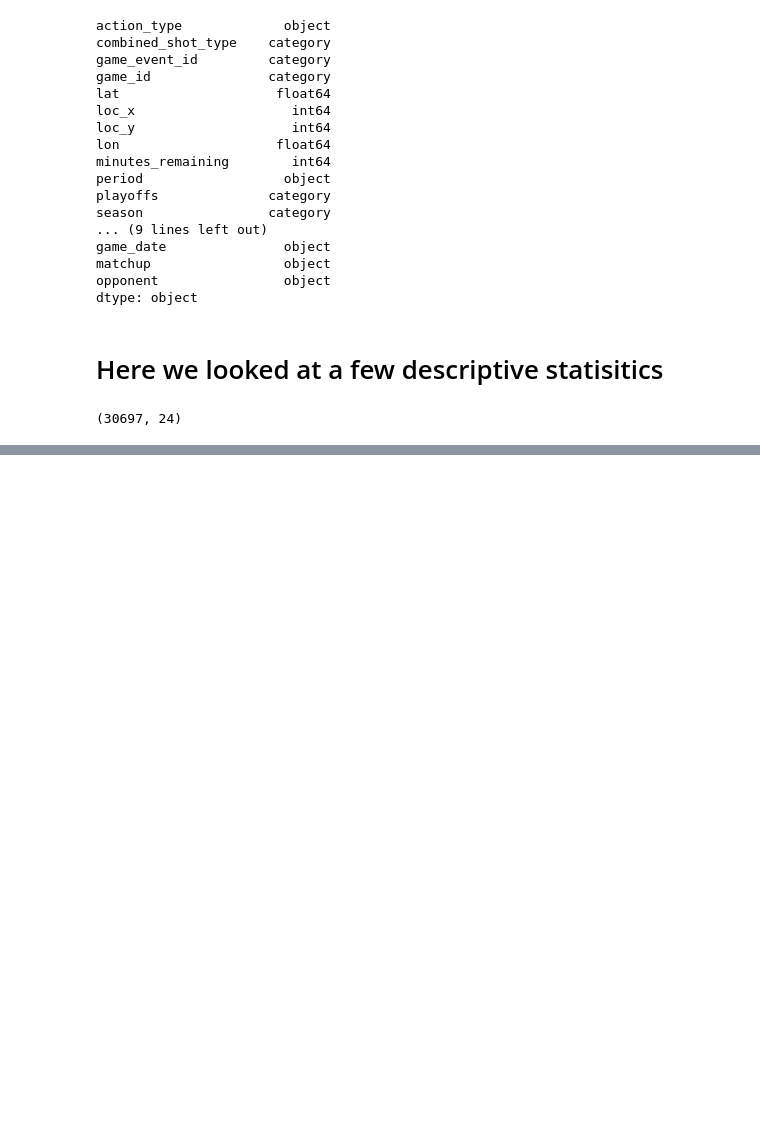
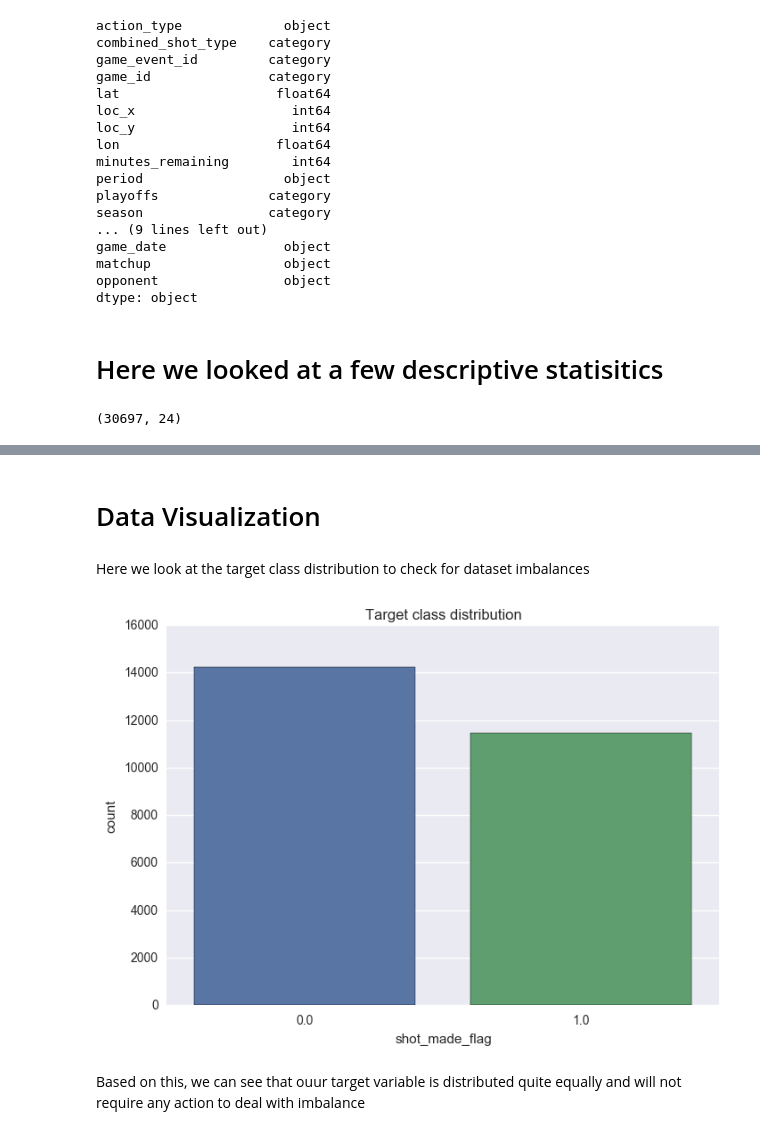
Before and after one commit to lubo4991/INFO-4604-Machine-Learning-Group-Project, a Jupyter notebook: ML Project Notebook.ipynb, the cells around one changed output, grey strips where cells are left out. Saved outputs shown, nothing was run; the diff lists cells and outputs as text; code cells hidden in the pictures; blank space fills up the shorter version.

```diff
--- a/ML Project Notebook.ipynb
+++ b/ML Project Notebook.ipynb
@@ -182,0 +187,14 @@ df.describe(include=['number']).loc[["mean","min","max"]]
+# %% [markdown]
+# Data Visualization
+# %% [markdown]
+Here we look at the target class distribution to check for dataset imbalances
+# %%
+
+ax = plt.axes()
+sns.countplot(x='shot_made_flag', data=df, ax=ax);
+ax.set_title('Target class distribution')
+plt.show()
+# %% [output]
+[figure, added]
+# %% [markdown]
+Based on this, we can see that ouur target variable is distributed quite equally and will not require any action to deal with imbalance
```
Also changed, not shown: parts of 4 cells of this notebook.
